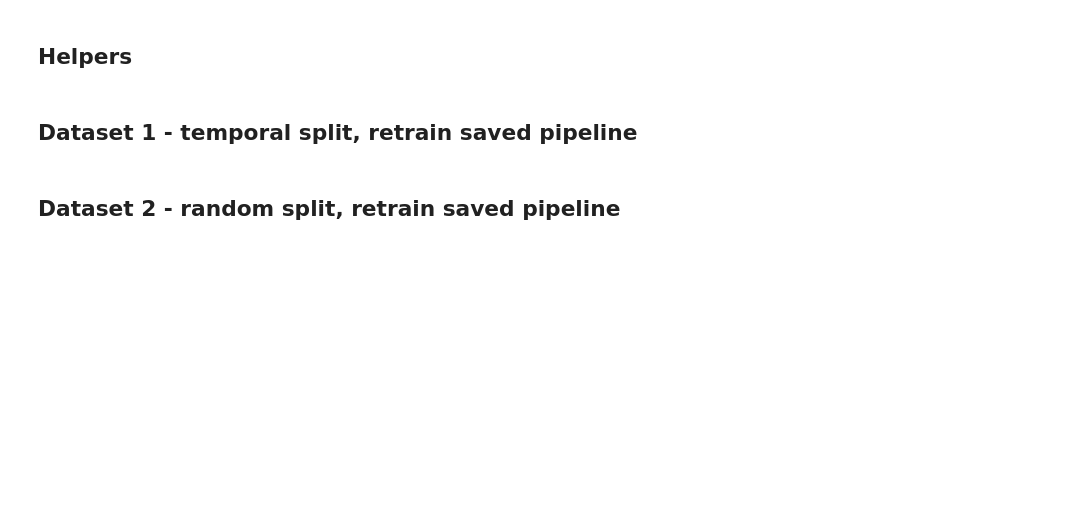
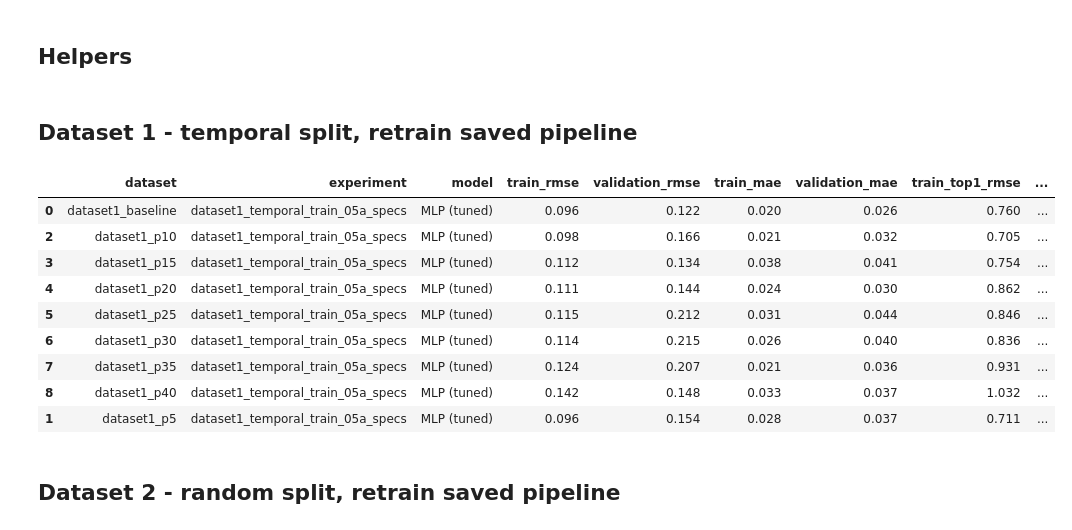
Before and after one commit to RubenCMarques/Using-GNNs-to-minimize-systemic-risk, a Jupyter notebook: src/notebooks/05_embedding_ml/05d_ML_Saved_05a_Additional_Datasets.ipynb, the cells around one changed output. Drawn from its saved outputs; the diff is of its cells as text; code cells hidden in the pictures; blank space fills up the shorter version.

```diff
--- a/src/notebooks/05_embedding_ml/05d_ML_Saved_05a_Additional_Datasets.ipynb
+++ b/src/notebooks/05_embedding_ml/05d_ML_Saved_05a_Additional_Datasets.ipynb
@@ -69,6 +71,7 @@ dataset2_files = {
 models = {
     path.stem.replace('_', ' '): load_model(path)
     for path in sorted(MODEL_DIR.glob('*.joblib'))
+    if 'MLP' in path.stem
 }
 
 if not models:
@@ -190,7 +193,7 @@ def fit_and_score(dataset_name, experiment, df, feature_cols, train_df, val_df,
 
 def prepare_metric_table(df):
     df = df.copy()
-    df = df.drop(columns=[col for col in df.columns if col.endswith('_r2') or col.startswith('test_')], errors='ignore')
+    df = df.drop(columns=[col for col in df.columns if col.endswith('_r2')], errors='ignore')
 
     metric_cols = [col for col in df.columns if any(name in col for name in ['rmse', 'mae'])]
     df[metric_cols] = df[metric_cols].round(ROUND_DECIMALS)
@@ -230,18 +233,29 @@ def predict_with_saved_model(dataset_name, df, feature_cols, cohort=None):
 # %%
 all_rows = []
 all_predictions = []
 
 for dataset_name, filename in dataset1_files.items():
     df, feature_cols = load_dataset(filename)
     train_df, val_df, test_df = temporal_split(df)
     rows, preds = fit_and_score(
-        dataset_name, 'dataset1_temporal_retrain', df, feature_cols, train_df, val_df, test_df
+        dataset_name, 'dataset1_temporal_train_05a_specs', df, feature_cols, train_df, val_df, test_df
     )
     all_rows.extend(rows)
     all_predictions.extend(preds)
 
 dataset1_results = prepare_metric_table(pd.DataFrame(all_rows))
 display(dataset1_results.sort_values(['dataset', 'validation_rmse']))
+# %% [output]
+|  | dataset | experiment | model | train_rmse | validation_rmse | train_mae | validation_mae | train_top1_rmse | ... |
+| 0 | dataset1_baseline | dataset1_temporal_train_05a_specs | MLP (tuned) | 0.096 | 0.122 | 0.020 | 0.026 | 0.760 | ... |
+| 2 | dataset1_p10 | dataset1_temporal_train_05a_specs | MLP (tuned) | 0.098 | 0.166 | 0.021 | 0.032 | 0.705 | ... |
+| 3 | dataset1_p15 | dataset1_temporal_train_05a_specs | MLP (tuned) | 0.112 | 0.134 | 0.038 | 0.041 | 0.754 | ... |
+| 4 | dataset1_p20 | dataset1_temporal_train_05a_specs | MLP (tuned) | 0.111 | 0.144 | 0.024 | 0.030 | 0.862 | ... |
+| 5 | dataset1_p25 | dataset1_temporal_train_05a_specs | MLP (tuned) | 0.115 | 0.212 | 0.031 | 0.044 | 0.846 | ... |
+| 6 | dataset1_p30 | dataset1_temporal_train_05a_specs | MLP (tuned) | 0.114 | 0.215 | 0.026 | 0.040 | 0.836 | ... |
+| 7 | dataset1_p35 | dataset1_temporal_train_05a_specs | MLP (tuned) | 0.124 | 0.207 | 0.021 | 0.036 | 0.931 | ... |
+| 8 | dataset1_p40 | dataset1_temporal_train_05a_specs | MLP (tuned) | 0.142 | 0.148 | 0.033 | 0.037 | 1.032 | ... |
+| 1 | dataset1_p5 | dataset1_temporal_train_05a_specs | MLP (tuned) | 0.096 | 0.154 | 0.028 | 0.037 | 0.711 | ... |
 # %% [markdown]
 ## Dataset 2 - random split, retrain saved pipeline
 # %%
```
Also changed, not shown: parts of 6 cells of this notebook, 6 other files.
